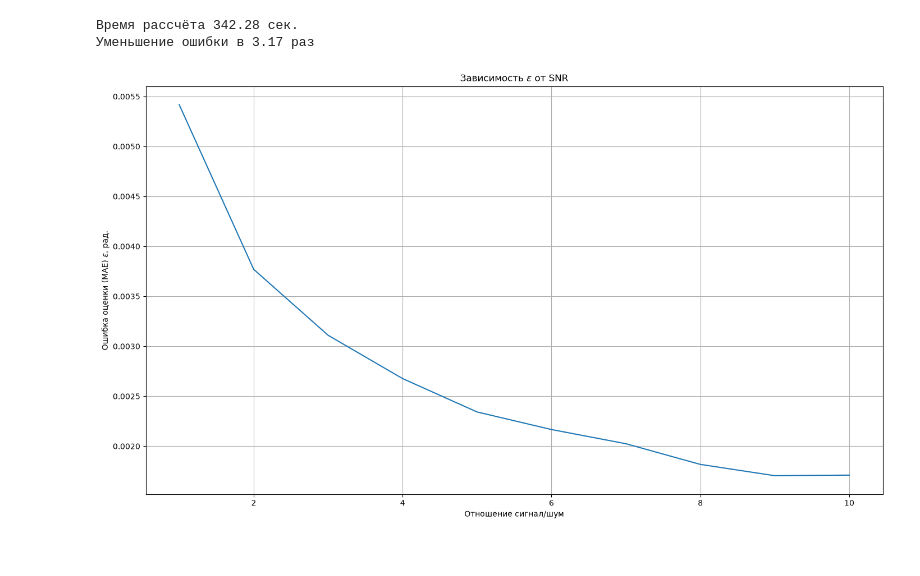
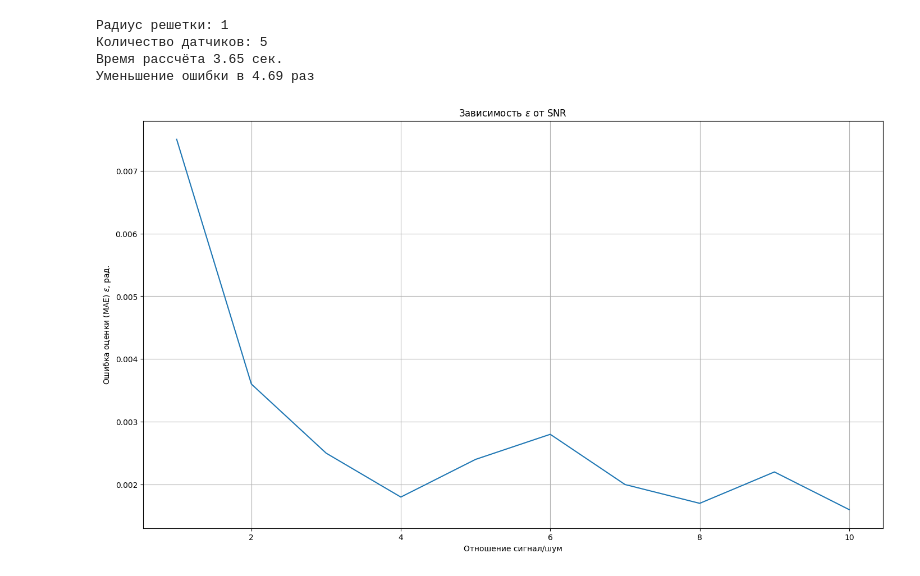
Before and after one commit to veitnemed/piling, a Jupyter notebook: report.ipynb, the cells around one changed output. Cells and saved outputs as stored; diff of their text form; code cells hidden in the pictures.

```diff
--- a/report.ipynb
+++ b/report.ipynb
@@ -7,21 +15,25 @@ import matplotlib.pyplot as plt
 # %%
 start_time = time.perf_counter()
-snr_maes = mae_vs_snr(STANDART_DIVIATONS_NOISE, REALESATION_COUNT, cfg.M)
+snr_maes = mae_vs_snr(STANDART_DIVIATONS_NOISE, REALESATION_COUNT, M, R)
 end_time = time.perf_counter()
 delta_time = end_time - start_time
+print("Радиус решетки:", R)
+print("Количество датчиков:", M)
 print(f"Время рассчёта {round(delta_time,2)} сек.")
 print("Уменьшение ошибки в",round(snr_maes[0]/snr_maes[-1],2), "раз")
 
 fig, ax = plt.subplots(1,1, figsize = (14,8), constrained_layout = True)
 ax.plot(SNR_VALUES, snr_maes)
 ax.set_xlabel("Отношение сигнал/шум")
 ax.set_ylabel("Ошибка оценки (МАЕ) " + r"$\varepsilon$" + ", рад.")
 ax.set_title("Зависимость " + r"$\varepsilon$" + " от SNR")
 ax.grid(True)
 # %% [output]
-Время рассчёта 342.28 сек.
-Уменьшение ошибки в 3.17 раз
+Радиус решетки: 1
+Количество датчиков: 5
+Время рассчёта 3.65 сек.
+Уменьшение ошибки в 4.69 раз
-[figure, old version]
+[figure, new version]
 # %%
 
 start_time = time.perf_counter()
```
Also changed, not shown: parts of 2 cells of this notebook, 4 other files.
